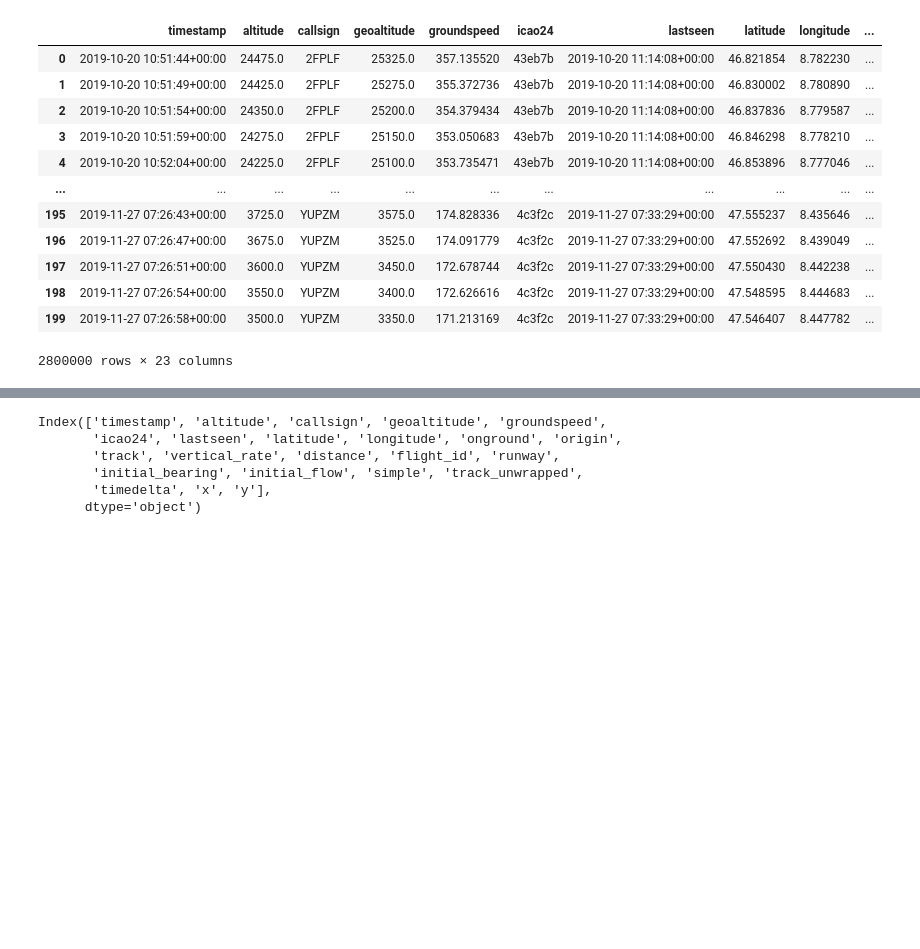
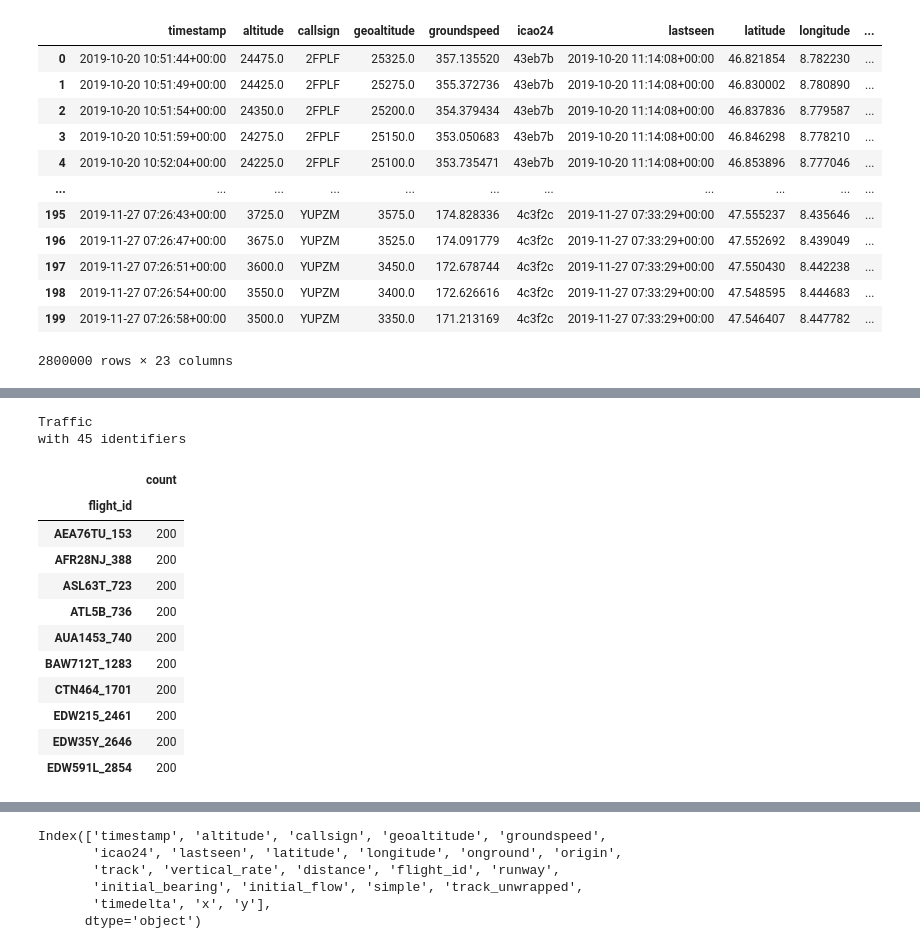
Before and after one commit to meldorr/vae-paper, a Jupyter notebook: explore_data.ipynb, the cells around one changed output, grey strips where cells are left out. Drawn from its saved outputs; the diff is of its cells as text; code cells hidden in the pictures; blank space fills up the shorter version.

```diff
--- a/explore_data.ipynb
+++ b/explore_data.ipynb
@@ -19,0 +22,2 @@ df
+# %%
+t = Traffic.from_file("data/traffic_noga_tilFAF_train.pkl")
@@ -19,0 +27,13 @@ df
+# %%
+def holding(flight: Flight) -> bool:
+    """Check if a flight is a holding pattern."""
+    try:
+        if flight.has("holding_pattern"):
+            return flight
+        else:
+            return None
+    except Exception as e:
+        return None
+# %%
+t_holding = t.sample(1000).pipe(holding).eval(1, desc="processing holding patterns")
+# %% [output]
@@ -19,0 +57,14 @@ df
+Traffic
+with 45 identifiers
+|  | count |
+| flight_id |  |
+| AEA76TU_153 | 200 |
+| AFR28NJ_388 | 200 |
+| ASL63T_723 | 200 |
+| ATL5B_736 | 200 |
+| AUA1453_740 | 200 |
+| BAW712T_1283 | 200 |
+| CTN464_1701 | 200 |
+| EDW215_2461 | 200 |
+| EDW35Y_2646 | 200 |
+| EDW591L_2854 | 200 |
```
Also changed, not shown: parts of 10 cells of this notebook, 3 other files.
